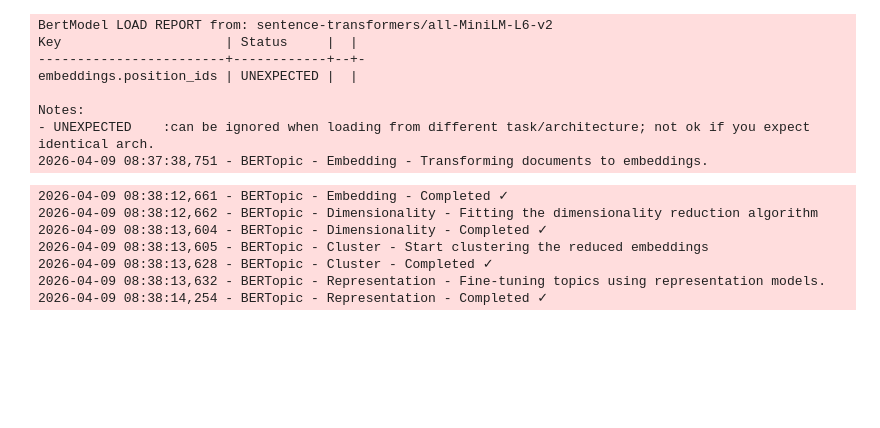
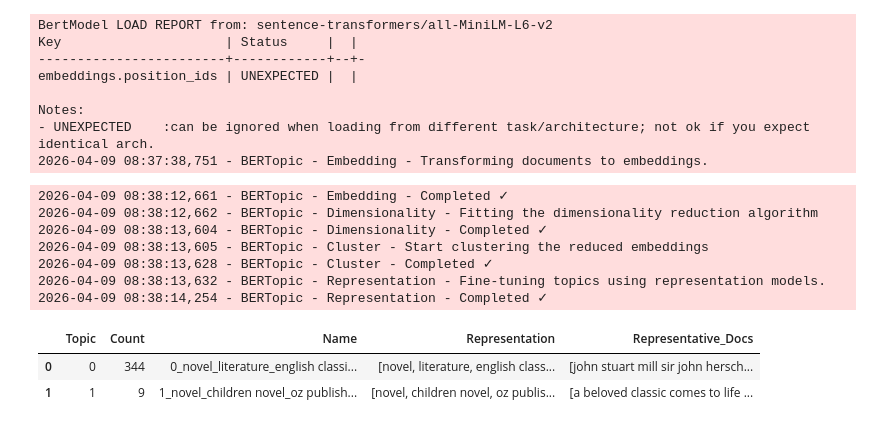
Before and after one commit to Elinab04/Book-Analysis, a Jupyter notebook: Book_Analysis.ipynb, the cells around one changed output. Cells and saved outputs as stored; diff of their text form; code cells hidden in the pictures; blank space fills up the shorter version.

```diff
--- a/Book_Analysis.ipynb
+++ b/Book_Analysis.ipynb
@@ -941,3 +941,10 @@ Notes:
 2026-04-09 08:38:13,628 - BERTopic - Cluster - Completed ✓
 2026-04-09 08:38:13,632 - BERTopic - Representation - Fine-tuning topics using representation models.
 2026-04-09 08:38:14,254 - BERTopic - Representation - Completed ✓
+# %%
+topic_info = topic_model.get_topic_info()
+topic_info
+# %% [output]
+|  | Topic | Count | Name | Representation | Representative_Docs |
+| 0 | 0 | 344 | 0_novel_literature_english classi... | [novel, literature, english class... | [john stuart mill sir john hersch... |
+| 1 | 1 | 9 | 1_novel_children novel_oz publish... | [novel, children novel, oz publis... | [a beloved classic comes to life ... |
```
